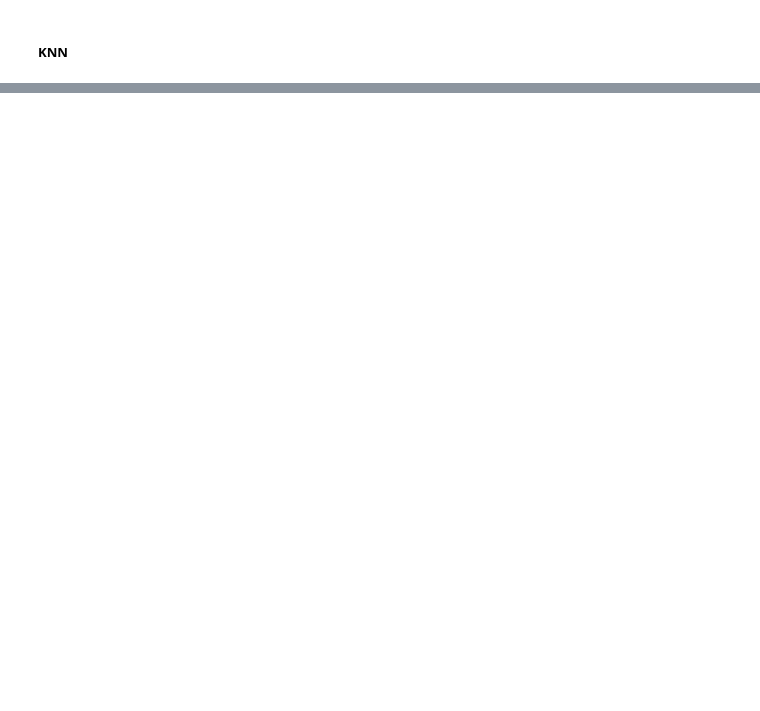
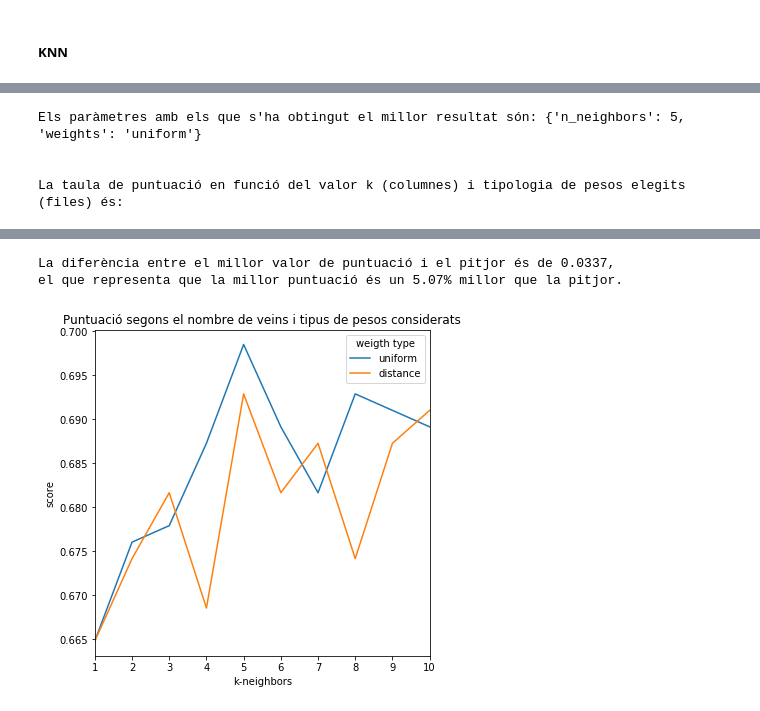
Before and after one commit to Ilergeta/titanic-uoc, a Jupyter notebook: notebook/Practica2_Titanic.ipynb, the cells around one changed output, grey strips where cells are left out. Drawn from its saved outputs; the diff is of its cells as text; code cells hidden in the pictures; blank space fills up the shorter version.

```diff
--- a/notebook/Practica2_Titanic.ipynb
+++ b/notebook/Practica2_Titanic.ipynb
@@ -887,19 +748,0 @@ el que representa que la millor puntuació és un 20.82% millor que la pitjor.
-# %%
-# Selecciona el millor estimador en funcio dels diferents parametres analitzats
-model_svm_best = random_search.best_estimator_
-
-# Entrena el model
-model_svm_best.fit(X_train_joe, y_train)
-
-# Calcula la precisio
-y_val_pred = model_svm_best.predict(X_val_joe)
-
-# Mostra la precio de la prediccio sobre el conjunt de dades de test
-print("La precisió mitjana en el conjunt de dades de test és del {:.4f}\n"
-      .format(model_svm_best.score(X_val_joe, y_val)))
-
-print("------- Matriu de confusio -------")
-print(confusion_matrix(y_val, y_val_pred),'\n')
-
-print("------- Classification report -------")
-print(classification_report(y_val, y_val_pred))
@@ -1032,0 +753,44 @@ titanic_train[titanic_train['Embarked'].isnull()]
+# %%
+from sklearn.neighbors import KNeighborsClassifier
+from sklearn.model_selection import GridSearchCV
+
+# Crea el diccionari amb els paramatres a emprar segons es requereix
+param_grid = {'n_neighbors': [1, 2, 3, 4, 5, 6, 7, 8, 9, 10],
+             'weights': ["uniform", "distance"]}
+
+# Instancia l'objecte amb els parametres anteriors i el nombre de particions estratificades requerides
+grid_search = GridSearchCV(KNeighborsClassifier(), param_grid, cv=4)
+
+# Entrena el model amb les dades d'entrenament de dimensionalitat reduida
+grid_search.fit(X_train, y_train)
+
+# Mostra quins parametres han donat millors resultats
+print ("Els paràmetres amb els que s'ha obtingut el millor resultat són: {}".format(grid_search.best_params_))
+
+# Carrega el resultat a un dataframe per visualitzar-lo millor
+df_result = pd.DataFrame(grid_search.cv_results_["mean_test_score"].reshape(-1,2).T, columns=param_grid["n_neighbors"],
+                         index=param_grid["weights"])
+
+# Mostra el dataframe
+print("\n\nLa taula de puntuació en funció del valor k (columnes) i tipologia de pesos elegits (files) és:")
+display(df_result)
+
+# Mostra les estadistiques comparatives entre la pitjor i millor puntuacio
+print("La diferència entre el millor valor de puntuació i el pitjor és de {:.4f},"
+      .format(df_result.values.max()-df_result.values.min()))
+print("el que representa que la millor puntuació és un {:.2f}% millor que la pitjor."
+      .format((df_result.values.max()-df_result.values.min())*100/df_result.values.min()))
+print()
+
+
+# Mostra un grafic de la puntuacio en funcio de k i els pesos emprats
+ax = df_result.T.plot(figsize=(6,6))
+ax.set_xlabel("k-neighbors")
+ax.set_ylabel("score")
+ax.legend(title="weigth type")
+ax.set_title("Puntuació segons el nombre de veins i tipus de pesos considerats");
+# %% [output]
+Els paràmetres amb els que s'ha obtingut el millor resultat són: {'n_neighbors': 5, 'weights': 'uniform'}
+
+
+La taula de puntuació en funció del valor k (columnes) i tipologia de pesos elegits (files) és:
@@ -1032,0 +800,3 @@ titanic_train[titanic_train['Embarked'].isnull()]
+La diferència entre el millor valor de puntuació i el pitjor és de 0.0337,
+el que representa que la millor puntuació és un 5.07% millor que la pitjor.
+[figure, added]
```
Also changed, not shown: parts of 67 cells of this notebook, 3 other files.
